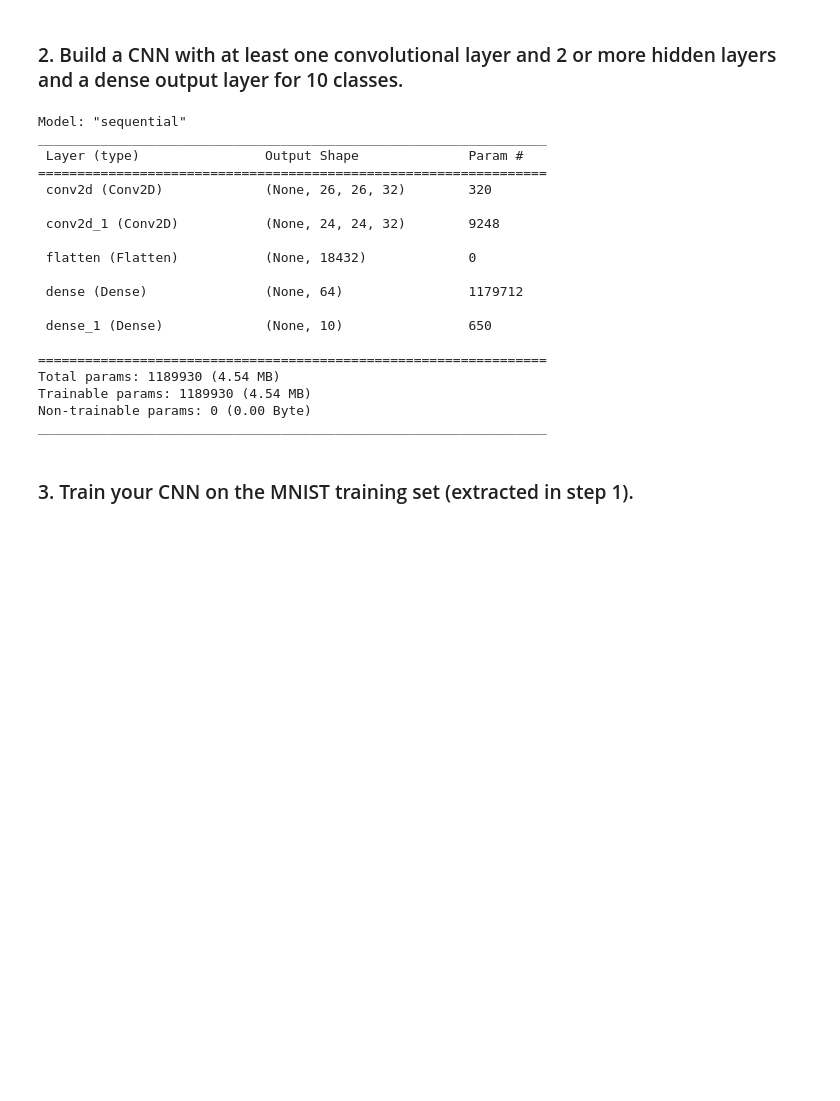
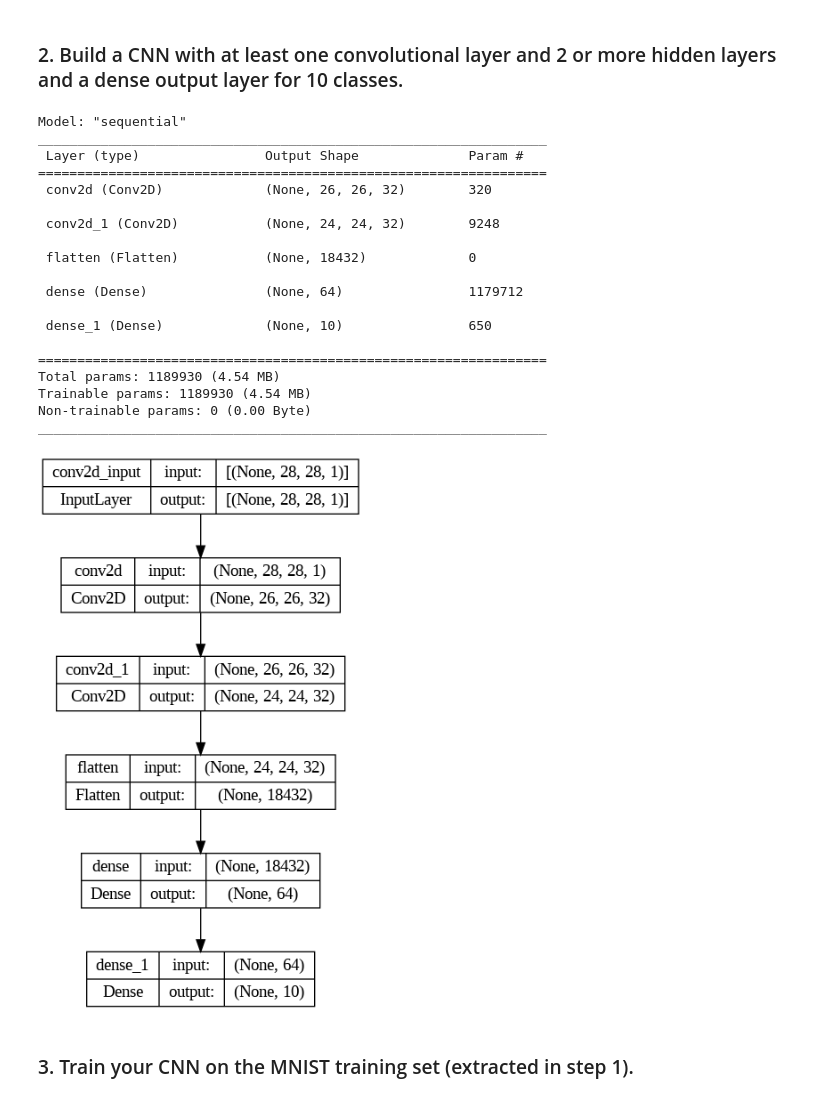
Before and after one commit to simulate111/MNIST, a Jupyter notebook: MNIST_colab.ipynb, the cells around one changed output. Saved outputs shown, nothing was run; the diff lists cells and outputs as text; code cells hidden in the pictures; blank space fills up the shorter version.

```diff
--- a/MNIST_colab.ipynb
+++ b/MNIST_colab.ipynb
@@ -67,40 +36,33 @@ ds_test = ds_test.prefetch(tf.data.AUTOTUNE)
 # %% [markdown]
 ### 2. Build a CNN with at least one convolutional layer and 2 or more hidden layers and a dense output layer for 10 classes.
 # %%
-model = models.Sequential([
-    layers.Conv2D(32, (3, 3), activation='relu', input_shape=(28, 28, 1)),
-    layers.Conv2D(32, (3, 3), activation='relu'),
-    layers.Flatten(),
-    layers.Dense(64, activation='relu'),
-    layers.Dense(10, activation='softmax')  # Output dense layer for 10 classes
-])
-
-# Compile the model
-model.compile(optimizer='adam',
-              loss='sparse_categorical_crossentropy',
-              metrics=['accuracy'])
-
-# Print the model summary
-model.summary()
+modelCNN = models.Sequential([layers.Conv2D(32, (3, 3), activation='relu', input_shape=(28, 28, 1)),
+    layers.Conv2D(32, (3, 3), activation='relu'), layers.Flatten(), layers.Dense(64, activation='relu'), layers.Dense(10, activation='softmax')])
-# %% [output]
-Model: "sequential"
-_________________________________________________________________
- Layer (type)                Output Shape              Param #
-=================================================================
- conv2d (Conv2D)             (None, 26, 26, 32)        320
-
- conv2d_1 (Conv2D)           (None, 24, 24, 32)        9248
-
- flatten (Flatten)           (None, 18432)             0
-
- dense (Dense)               (None, 64)                1179712
-
- dense_1 (Dense)             (None, 10)                650
-
-=================================================================
-Total params: 1189930 (4.54 MB)
-Trainable params: 1189930 (4.54 MB)
-Non-trainable params: 0 (0.00 Byte)
-_________________________________________________________________
+# %%
+modelCNN.compile(optimizer='adam', loss='sparse_categorical_crossentropy', metrics=['accuracy'])
+modelCNN.summary()
+print('\n')
+plot_model(modelCNN, show_shapes=True)
+# %% [output]
+Model: "sequential"
+_________________________________________________________________
+ Layer (type)                Output Shape              Param #
+=================================================================
+ conv2d (Conv2D)             (None, 26, 26, 32)        320
+
+ conv2d_1 (Conv2D)           (None, 24, 24, 32)        9248
+
+ flatten (Flatten)           (None, 18432)             0
+
+ dense (Dense)               (None, 64)                1179712
+
+ dense_1 (Dense)             (None, 10)                650
+
+=================================================================
+Total params: 1189930 (4.54 MB)
+Trainable params: 1189930 (4.54 MB)
+Non-trainable params: 0 (0.00 Byte)
+_________________________________________________________________
+[figure, added]
 # %% [markdown]
 ### 3. Train your CNN on the MNIST training set (extracted in step 1).
```
Also changed, not shown: parts of 19 cells of this notebook.
